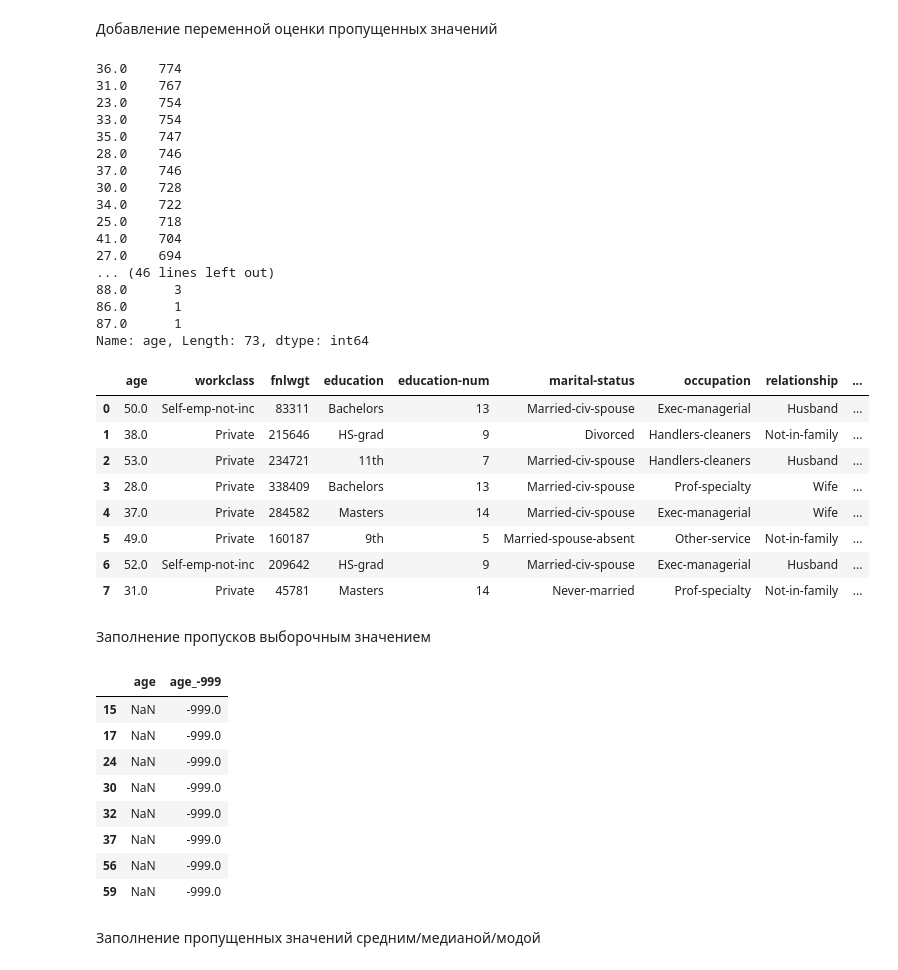
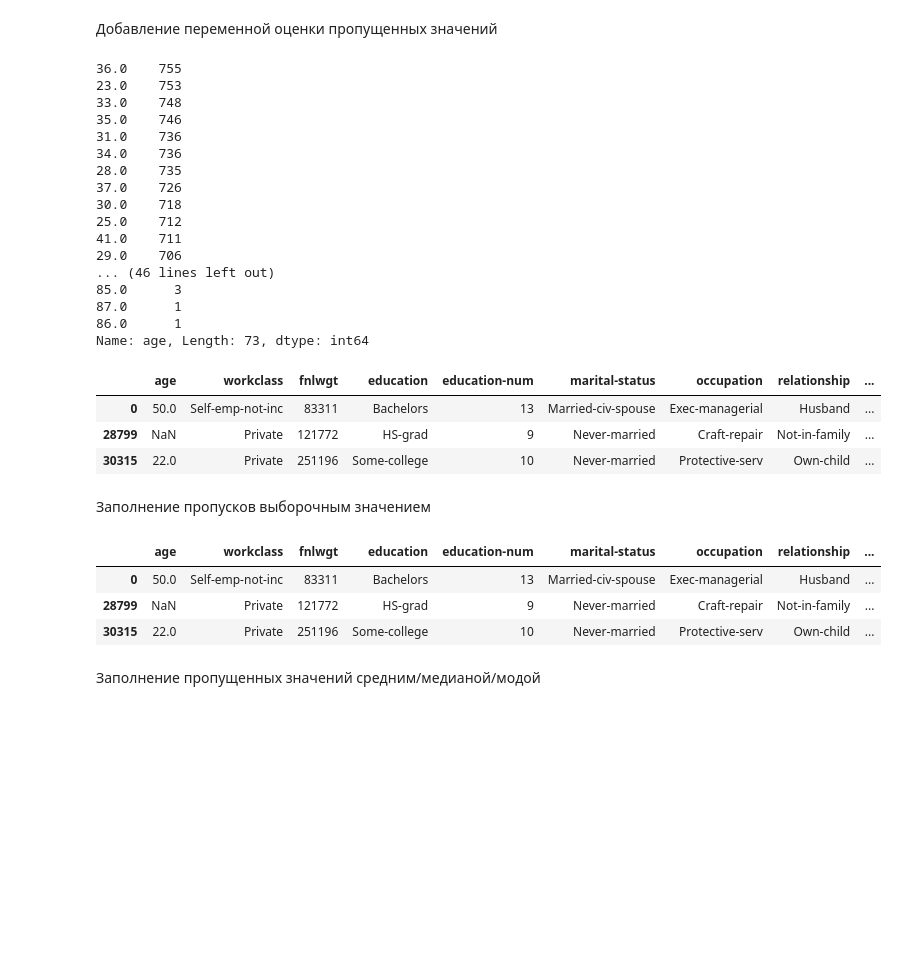
Before and after one commit to sergaph/OTUS-ML, a Jupyter notebook: 7_Feature_Engineering_&_Advanced_Preprocessing/7_Feature_Engenieering.ipynb, the cells around one changed output. Cells and saved outputs as stored; diff of their text form; code cells hidden in the pictures; blank space fills up the shorter version.

```diff
--- a/7_Feature_Engineering_&_Advanced_Preprocessing/7_Feature_Engenieering.ipynb
+++ b/7_Feature_Engineering_&_Advanced_Preprocessing/7_Feature_Engenieering.ipynb
@@ -21,6 +21,9 @@ from sklearn.metrics import roc_auc_score, mean_squared_error
 
 plt.style.use('seaborn-colorblind')
 %matplotlib inline
+
+def dprint(df, inds):
+    return df[df.index.isin(inds)]
 # %%
 data = pd.read_csv('data/adult.data')
 data.columns = [
@@ -81,3 +84,18 @@ data_hoursperweek[hoursperweek_missing_indexes], data_age[age_missing_indexes] =
 
 data['hours-per-week'] = data_hoursperweek
 data['age'] = data_age
+# %%
+set_hoursperweek_indexes = set(hoursperweek_missing_indexes[:1])
+set_age_indexes = set(age_missing_indexes[:1])
+
+set_data_indexes = data[
+    (~data['age'].isnull()) &
+    (~data['hours-per-week'].isnull())
+][:1].index
+
+INDEXES = set.union(
+    set_hoursperweek_indexes,
+    set_age_indexes,
+    set_data_indexes
+)
+INDEXES
@@ -126,35 +146,31 @@ def add_var_denote_NA(data,NA_col=[]):
 # %%
 col = 'age'
 data3 = add_var_denote_NA(data=data,NA_col=[col])
 print(data3[col].value_counts())
-data3.head(8)
+
+dprint(data3, INDEXES)
 # %% [output]
-36.0    774
-31.0    767
-23.0    754
-33.0    754
-35.0    747
-28.0    746
-37.0    746
-30.0    728
-34.0    722
-25.0    718
-41.0    704
-27.0    694
+36.0    755
+23.0    753
+33.0    748
+35.0    746
+31.0    736
+34.0    736
+28.0    735
+37.0    726
+30.0    718
+25.0    712
+41.0    711
+29.0    706
 ... (46 lines left out)
-88.0      3
+85.0      3
+87.0      1
 86.0      1
-87.0      1
 Name: age, Length: 73, dtype: int64
 |  | age | workclass | fnlwgt | education | education-num | marital-status | occupation | relationship | ... |
 | 0 | 50.0 | Self-emp-not-inc | 83311 | Bachelors | 13 | Married-civ-spouse | Exec-managerial | Husband | ... |
-| 1 | 38.0 | Private | 215646 | HS-grad | 9 | Divorced | Handlers-cleaners | Not-in-family | ... |
-| 2 | 53.0 | Private | 234721 | 11th | 7 | Married-civ-spouse | Handlers-cleaners | Husband | ... |
-| 3 | 28.0 | Private | 338409 | Bachelors | 13 | Married-civ-spouse | Prof-specialty | Wife | ... |
-| 4 | 37.0 | Private | 284582 | Masters | 14 | Married-civ-spouse | Exec-managerial | Wife | ... |
-| 5 | 49.0 | Private | 160187 | 9th | 5 | Married-spouse-absent | Other-service | Not-in-family | ... |
-| 6 | 52.0 | Self-emp-not-inc | 209642 | HS-grad | 9 | Married-civ-spouse | Exec-managerial | Husband | ... |
-| 7 | 31.0 | Private | 45781 | Masters | 14 | Never-married | Prof-specialty | Not-in-family | ... |
+| 28799 | NaN | Private | 121772 | HS-grad | 9 | Never-married | Craft-repair | Not-in-family | ... |
+| 30315 | 22.0 | Private | 251196 | Some-college | 10 | Never-married | Protective-serv | Own-child | ... |
 # %% [markdown]
 Заполнение пропусков выборочным значением
 # %%
@@ -169,17 +185,12 @@ def impute_NA_with_arbitrary(data,impute_value,NA_col=[]):
 # %%
 col = 'age'
 data4 = impute_NA_with_arbitrary(data=data,impute_value=-999,NA_col=[col])
-data4[data4.age.isna()][['age','age_-999']].head(8)
+dprint(data4,INDEXES)
 # %% [output]
-|  | age | age_-999 |
-| 15 | NaN | -999.0 |
-| 17 | NaN | -999.0 |
-| 24 | NaN | -999.0 |
-| 30 | NaN | -999.0 |
-| 32 | NaN | -999.0 |
-| 37 | NaN | -999.0 |
-| 56 | NaN | -999.0 |
-| 59 | NaN | -999.0 |
+|  | age | workclass | fnlwgt | education | education-num | marital-status | occupation | relationship | ... |
+| 0 | 50.0 | Self-emp-not-inc | 83311 | Bachelors | 13 | Married-civ-spouse | Exec-managerial | Husband | ... |
+| 28799 | NaN | Private | 121772 | HS-grad | 9 | Never-married | Craft-repair | Not-in-family | ... |
+| 30315 | 22.0 | Private | 251196 | Some-college | 10 | Never-married | Protective-serv | Own-child | ... |
 # %% [markdown]
 Заполнение пропущенных значений средним/медианой/модой
 # %%
```
Also changed, not shown: parts of 21 cells of this notebook, 1 other file.
